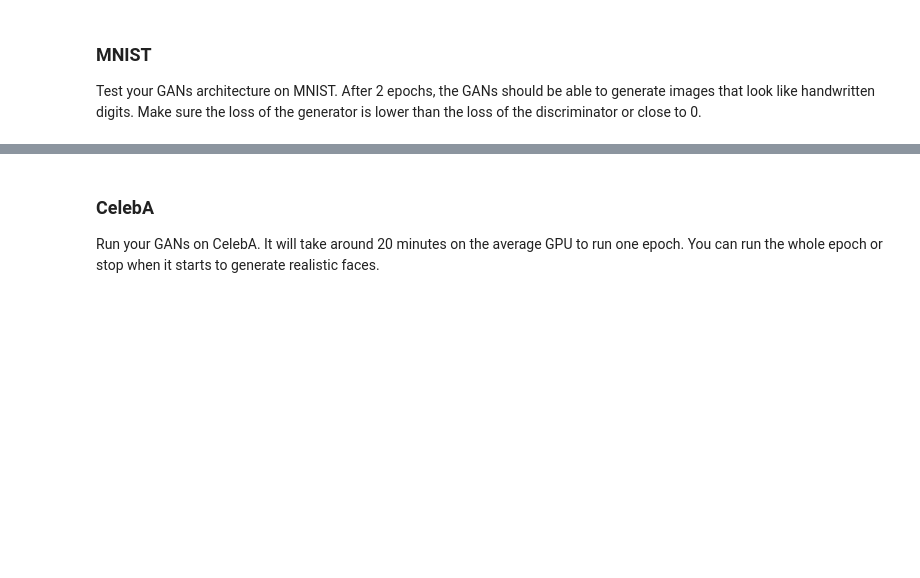
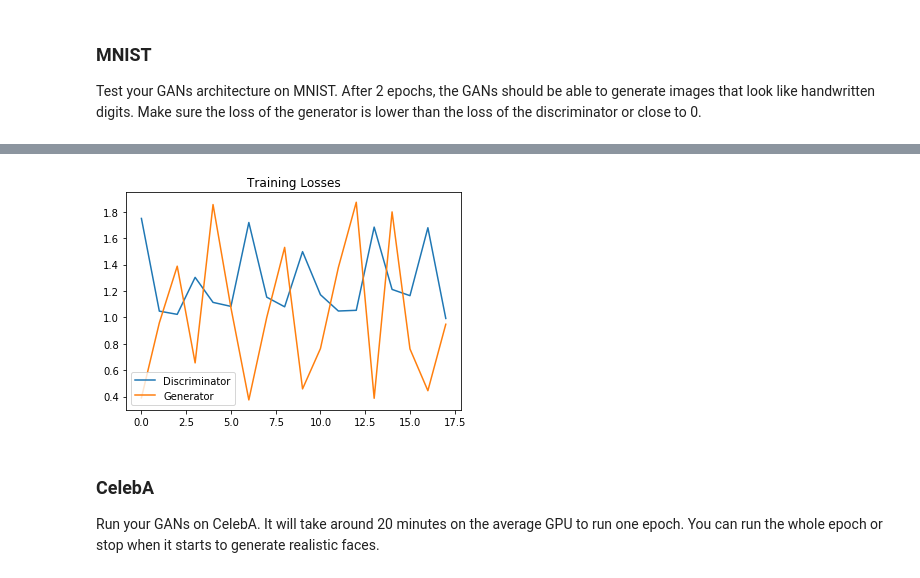
Before and after one commit to joshnewnham/udacity_nd101_project5, a Jupyter notebook: dlnd_face_generation.ipynb, the cells around one changed output, grey strips where cells are left out. Saved outputs shown, nothing was run; the diff lists cells and outputs as text; code cells hidden in the pictures; blank space fills up the shorter version.

```diff
--- a/dlnd_face_generation.ipynb
+++ b/dlnd_face_generation.ipynb
@@ -420,3 +422,12 @@ def train(epoch_count, batch_size, z_dim, learning_rate, beta1, get_batches,
+# %%
+def plot_losses(_losses):
+    import matplotlib.pyplot as plt
+    fig, ax = plt.subplots()
+    _losses = np.array(_losses)
+    plt.plot(_losses.T[0], label='Discriminator')
+    plt.plot(_losses.T[1], label='Generator')
+    plt.title("Training Losses")
+    plt.legend()
 # %% [markdown]
 ### MNIST
 Test your GANs architecture on MNIST.  After 2 epochs, the GANs should be able to generate images that look like handwritten digits.  Make sure the loss of the generator is lower than the loss of the discriminator or close to 0.
@@ -461,3 +466,10 @@ plt.legend()
+# %%
+try:
+    plot_losses(mnist_losses)
+except:
+    pass
+# %% [output]
+[figure, added]
 # %% [markdown]
 ### CelebA
 Run your GANs on CelebA.  It will take around 20 minutes on the average GPU to run one epoch.  You can run the whole epoch or stop when it starts to generate realistic faces.
```
Also changed, not shown: parts of 5 cells of this notebook, 1 other file.
